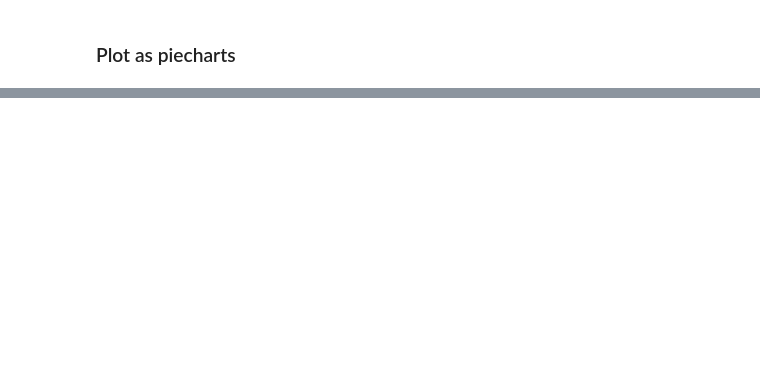
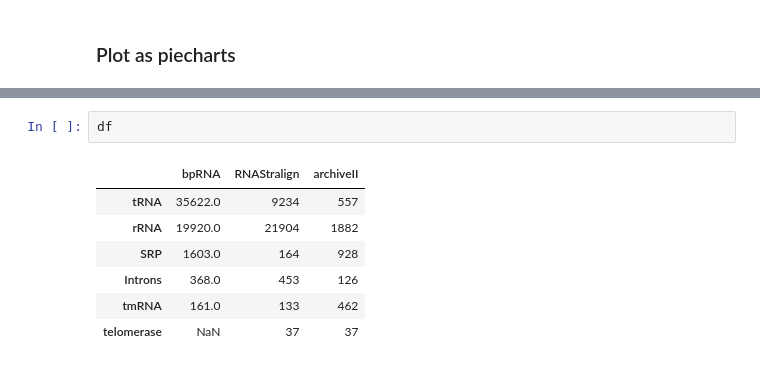
Before and after one commit to rouskinlab/efold_data, a Jupyter notebook: family-classification/family-classificationSOTA.ipynb, the cells around one changed output, grey strips where cells are left out. Saved outputs shown, nothing was run; the diff lists cells and outputs as text; blank space fills up the shorter version.

```diff
--- a/family-classification/family-classificationSOTA.ipynb
+++ b/family-classification/family-classificationSOTA.ipynb
@@ -325,3 +332,13 @@ fig.update_layout(
     template="plotly_white",
 
 )
+# %%
+df
+# %% [output]
+|  | bpRNA | RNAStralign | archiveII |
+| tRNA | 35622.0 | 9234 | 557 |
+| rRNA | 19920.0 | 21904 | 1882 |
+| SRP | 1603.0 | 164 | 928 |
+| Introns | 368.0 | 453 | 126 |
+| tmRNA | 161.0 | 133 | 462 |
+| telomerase | NaN | 37 | 37 |
```
Also changed, not shown: parts of 8 cells of this notebook.
